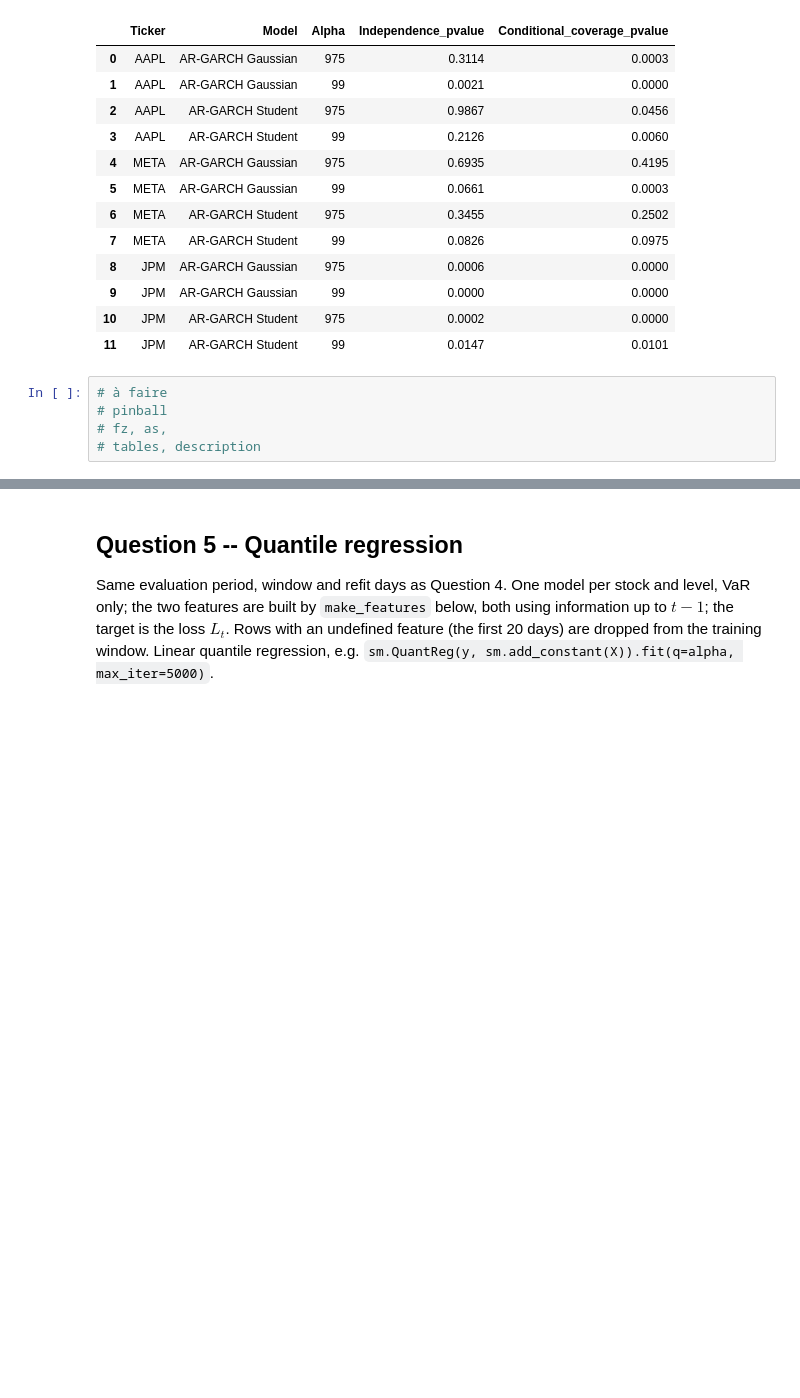
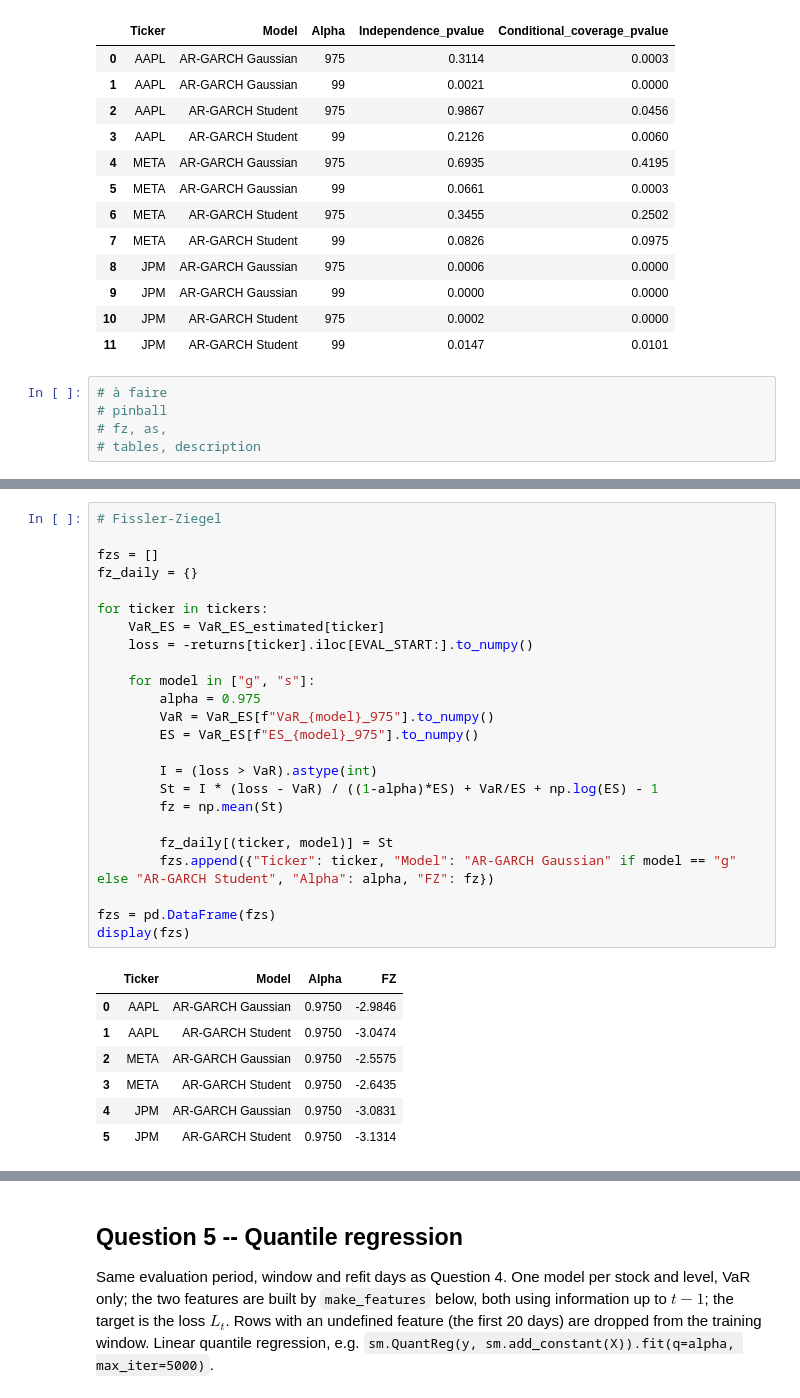
Before and after one commit to gpadidee/Project-QRM, a Jupyter notebook: B_4_tobefinished.ipynb, the cells around one changed output, grey strips where cells are left out. Cells and saved outputs as stored; diff of their text form; blank space fills up the shorter version.

```diff
--- a/B_4_tobefinished.ipynb
+++ b/B_4_tobefinished.ipynb
@@ -857,0 +893,32 @@ display(transitions)
+# %%
+# Fissler-Ziegel
+
+fzs = []
+fz_daily = {}
+
+for ticker in tickers:
+    VaR_ES = VaR_ES_estimated[ticker]
+    loss = -returns[ticker].iloc[EVAL_START:].to_numpy()
+
+    for model in ["g", "s"]:
+        alpha = 0.975
+        VaR = VaR_ES[f"VaR_{model}_975"].to_numpy()
+        ES = VaR_ES[f"ES_{model}_975"].to_numpy()
+
+        I = (loss > VaR).astype(int)
+        St = I * (loss - VaR) / ((1-alpha)*ES) + VaR/ES + np.log(ES) - 1
+        fz = np.mean(St)
+
+        fz_daily[(ticker, model)] = St
+        fzs.append({"Ticker": ticker, "Model": "AR-GARCH Gaussian" if model == "g" else "AR-GARCH Student", "Alpha": alpha, "FZ": fz})
+
+fzs = pd.DataFrame(fzs)
+display(fzs)
+# %% [output]
+|  | Ticker | Model | Alpha | FZ |
+| 0 | AAPL | AR-GARCH Gaussian | 0.9750 | -2.9846 |
+| 1 | AAPL | AR-GARCH Student | 0.9750 | -3.0474 |
+| 2 | META | AR-GARCH Gaussian | 0.9750 | -2.5575 |
+| 3 | META | AR-GARCH Student | 0.9750 | -2.6435 |
+| 4 | JPM | AR-GARCH Gaussian | 0.9750 | -3.0831 |
+| 5 | JPM | AR-GARCH Student | 0.9750 | -3.1314 |
```
Also changed, not shown: parts of 4 cells of this notebook.
